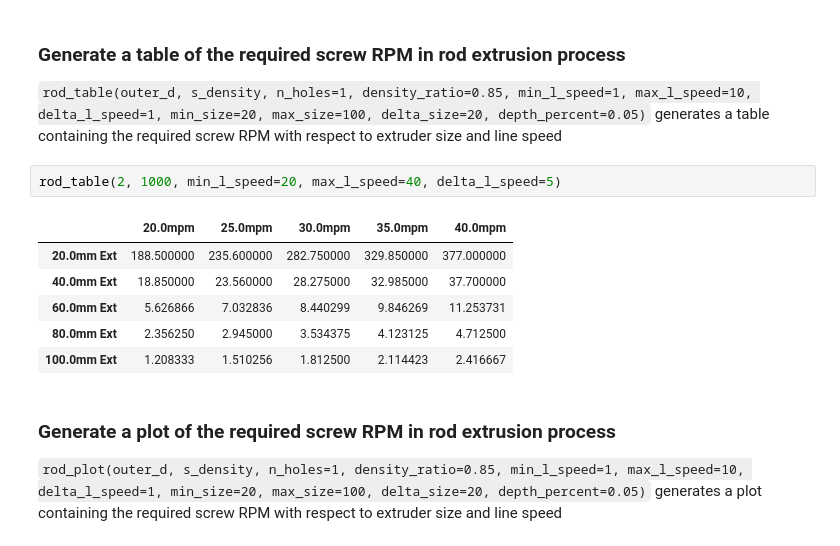
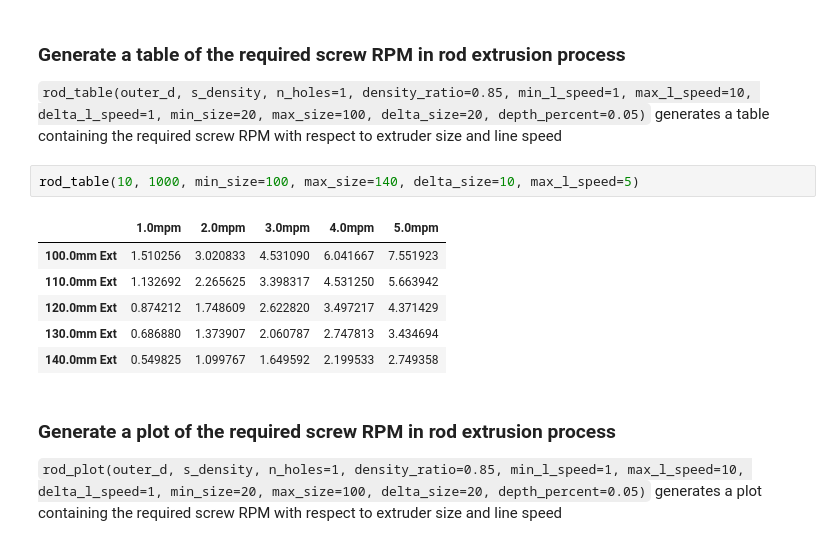
Before and after one commit to johnwslee/extrucal, a Jupyter notebook: docs/example.ipynb, the cells around one changed output. Cells and saved outputs as stored; diff of their text form.

```diff
--- a/docs/example.ipynb
+++ b/docs/example.ipynb
@@ -123,15 +123,15 @@ rod_cal(5, 10, 1000, n_holes=10)
 ### Generate a table of the required screw RPM in rod extrusion process
 
 `rod_table(outer_d, s_density, n_holes=1, density_ratio=0.85, min_l_speed=1, max_l_speed=10, delta_l_speed=1, min_size=20, max_size=100, delta_size=20, depth_percent=0.05)` generates a table containing the required screw RPM with respect to extruder size and line speed
-# %%
-rod_table(2, 1000, min_l_speed=20, max_l_speed=40, delta_l_speed=5)
-# %% [output]
-|  | 20.0mpm | 25.0mpm | 30.0mpm | 35.0mpm | 40.0mpm |
-| 20.0mm Ext | 188.500000 | 235.600000 | 282.750000 | 329.850000 | 377.000000 |
-| 40.0mm Ext | 18.850000 | 23.560000 | 28.275000 | 32.985000 | 37.700000 |
-| 60.0mm Ext | 5.626866 | 7.032836 | 8.440299 | 9.846269 | 11.253731 |
-| 80.0mm Ext | 2.356250 | 2.945000 | 3.534375 | 4.123125 | 4.712500 |
-| 100.0mm Ext | 1.208333 | 1.510256 | 1.812500 | 2.114423 | 2.416667 |
+# %%
+rod_table(10, 1000, min_size=100, max_size=140, delta_size=10, max_l_speed=5)
+# %% [output]
+|  | 1.0mpm | 2.0mpm | 3.0mpm | 4.0mpm | 5.0mpm |
+| 100.0mm Ext | 1.510256 | 3.020833 | 4.531090 | 6.041667 | 7.551923 |
+| 110.0mm Ext | 1.132692 | 2.265625 | 3.398317 | 4.531250 | 5.663942 |
+| 120.0mm Ext | 0.874212 | 1.748609 | 2.622820 | 3.497217 | 4.371429 |
+| 130.0mm Ext | 0.686880 | 1.373907 | 2.060787 | 2.747813 | 3.434694 |
+| 140.0mm Ext | 0.549825 | 1.099767 | 1.649592 | 2.199533 | 2.749358 |
 # %% [markdown]
 ### Generate a plot of the required screw RPM in rod extrusion process
 
```
Also changed, not shown: parts of 14 cells of this notebook, 4 other files.
